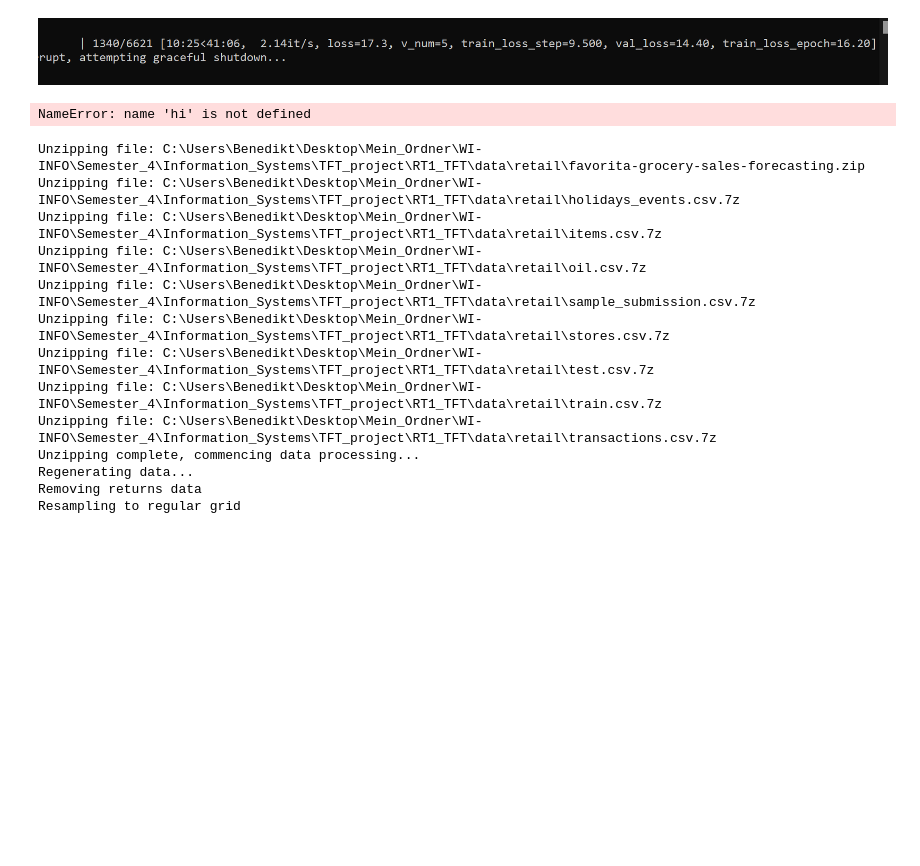
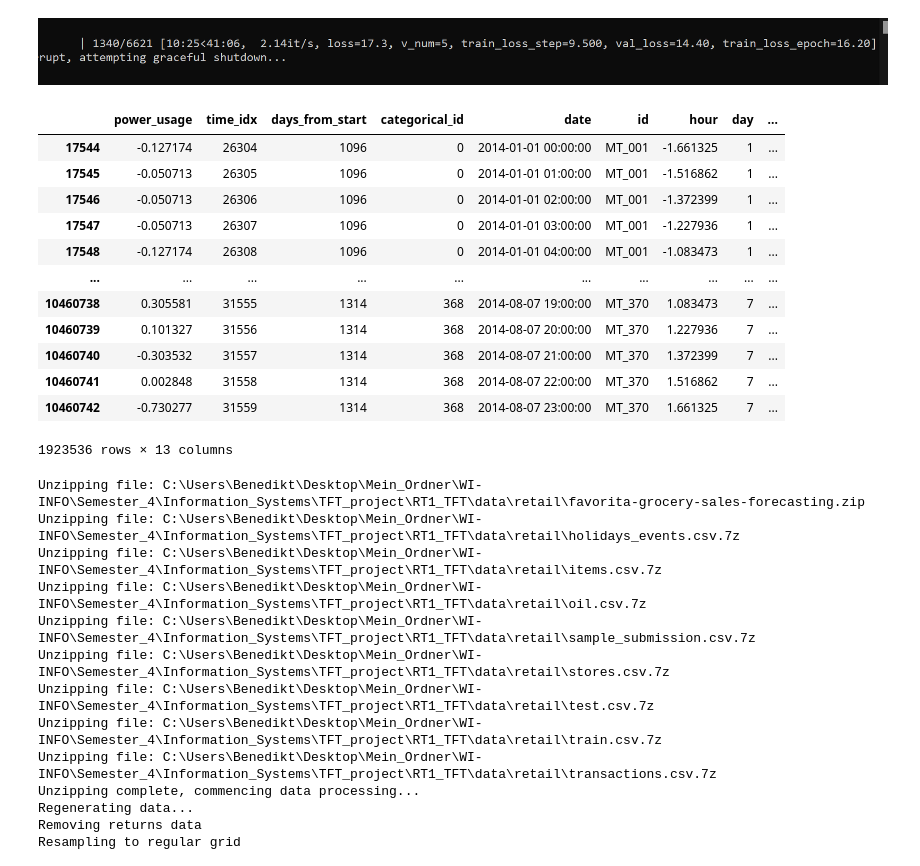
Before and after one commit to ben10ben/Interpretable-time-series-forecasting-at-scale, a Jupyter notebook: TFT_Notebook.ipynb, the cells around one changed output. Drawn from its saved outputs; the diff is of its cells as text; code cells hidden in the pictures; blank space fills up the shorter version.

```diff
--- a/TFT_Notebook.ipynb
+++ b/TFT_Notebook.ipynb
@@ -190,9 +191,23 @@ first hypers:   {'gradient_clip_val': 0.0877641523466769, 'hidden_size': 86, 'dr
+# %%
+train, test, val = electricity_dataloader.create_electricity_timeseries_np()
 # %% [markdown]
 ![grafik.png](attachment:d791c9b3-52cb-4589-9ccd-eb7aad93d5a9.png)
-# %%
-hi
-# %% [output]
-NameError: name 'hi' is not defined
+# %%
+train
+# %% [output]
+|  | power_usage | time_idx | days_from_start | categorical_id | date | id | hour | day | ... |
+| 17544 | -0.127174 | 26304 | 1096 | 0 | 2014-01-01 00:00:00 | MT_001 | -1.661325 | 1 | ... |
+| 17545 | -0.050713 | 26305 | 1096 | 0 | 2014-01-01 01:00:00 | MT_001 | -1.516862 | 1 | ... |
+| 17546 | -0.050713 | 26306 | 1096 | 0 | 2014-01-01 02:00:00 | MT_001 | -1.372399 | 1 | ... |
+| 17547 | -0.050713 | 26307 | 1096 | 0 | 2014-01-01 03:00:00 | MT_001 | -1.227936 | 1 | ... |
+| 17548 | -0.127174 | 26308 | 1096 | 0 | 2014-01-01 04:00:00 | MT_001 | -1.083473 | 1 | ... |
+| ... | ... | ... | ... | ... | ... | ... | ... | ... | ... |
+| 10460738 | 0.305581 | 31555 | 1314 | 368 | 2014-08-07 19:00:00 | MT_370 | 1.083473 | 7 | ... |
+| 10460739 | 0.101327 | 31556 | 1314 | 368 | 2014-08-07 20:00:00 | MT_370 | 1.227936 | 7 | ... |
+| 10460740 | -0.303532 | 31557 | 1314 | 368 | 2014-08-07 21:00:00 | MT_370 | 1.372399 | 7 | ... |
+| 10460741 | 0.002848 | 31558 | 1314 | 368 | 2014-08-07 22:00:00 | MT_370 | 1.516862 | 7 | ... |
+| 10460742 | -0.730277 | 31559 | 1314 | 368 | 2014-08-07 23:00:00 | MT_370 | 1.661325 | 7 | ... |
+1923536 rows × 13 columns
 # %%
 log_folder = CONFIG_DICT["models"]["electricity"]
 writer = SummaryWriter(log_folder)
```
Also changed, not shown: parts of 6 cells of this notebook, 2 other files.
